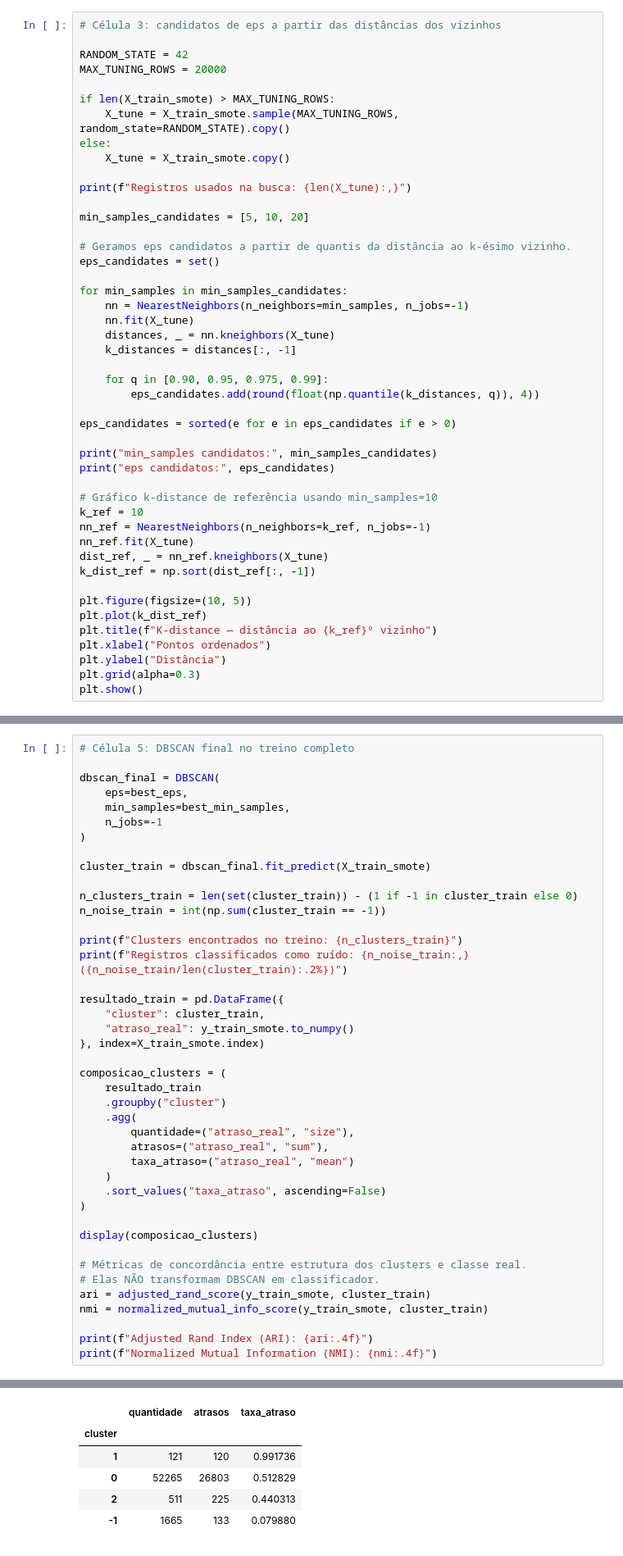
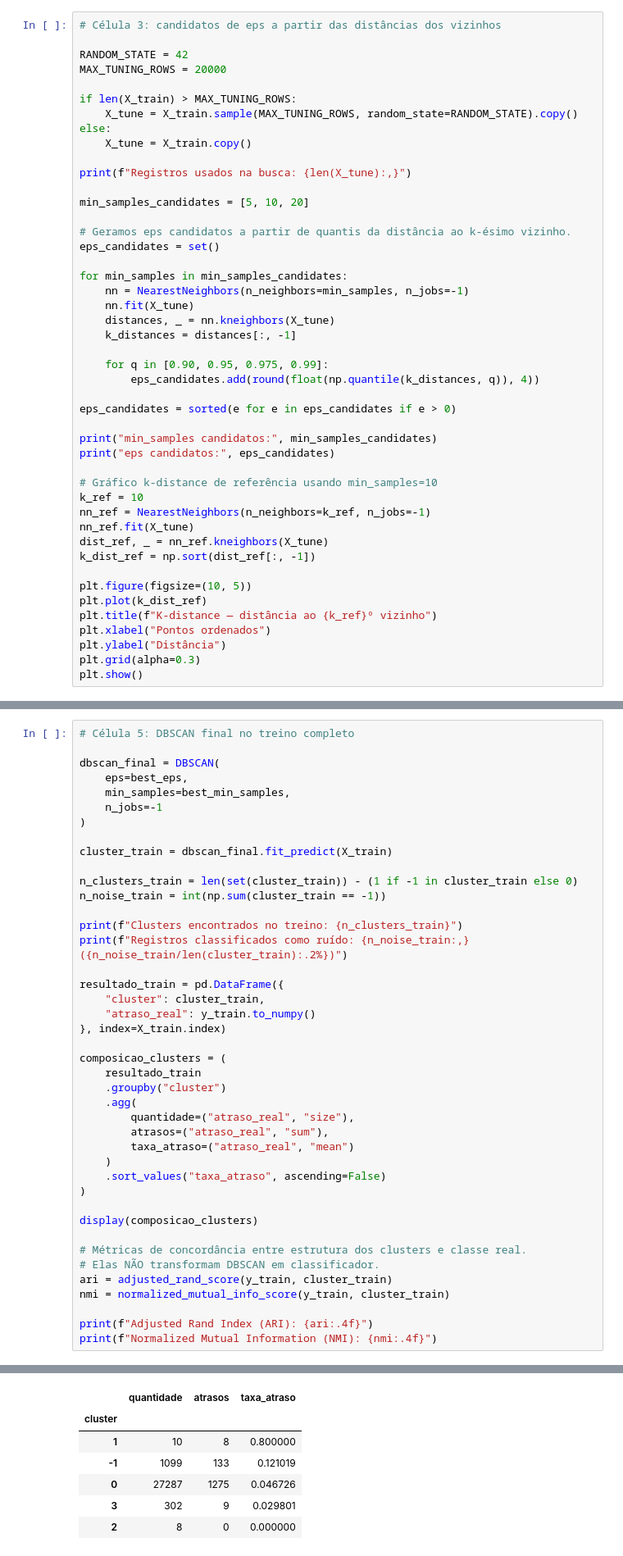
Before and after one commit to Last-Mile-Optimization/backend, a Jupyter notebook: modelo/split-temporal/DBSCAN_temporal_split_last_mile.ipynb, the cells around one changed output, grey strips where cells are left out. Shown at 82% size. Drawn from its saved outputs; the diff is of its cells as text.

```diff
--- a/modelo/split-temporal/DBSCAN_temporal_split_last_mile.ipynb
+++ b/modelo/split-temporal/DBSCAN_temporal_split_last_mile.ipynb
@@ -302,10 +261,10 @@ Para evitar custo excessivo durante a busca, é usada uma amostra determinístic
 RANDOM_STATE = 42
 MAX_TUNING_ROWS = 20000
 
-if len(X_train_smote) > MAX_TUNING_ROWS:
-    X_tune = X_train_smote.sample(MAX_TUNING_ROWS, random_state=RANDOM_STATE).copy()
+if len(X_train) > MAX_TUNING_ROWS:
+    X_tune = X_train.sample(MAX_TUNING_ROWS, random_state=RANDOM_STATE).copy()
 else:
-    X_tune = X_train_smote.copy()
+    X_tune = X_train.copy()
 
 print(f"Registros usados na busca: {len(X_tune):,}")
 
@@ -444,7 +403,7 @@ dbscan_final = DBSCAN(
     n_jobs=-1
 )
 
-cluster_train = dbscan_final.fit_predict(X_train_smote)
+cluster_train = dbscan_final.fit_predict(X_train)
 
 n_clusters_train = len(set(cluster_train)) - (1 if -1 in cluster_train else 0)
 n_noise_train = int(np.sum(cluster_train == -1))
@@ -454,8 +413,8 @@ print(f"Registros classificados como ruído: {n_noise_train:,} ({n_noise_train/l
 
 resultado_train = pd.DataFrame({
     "cluster": cluster_train,
-    "atraso_real": y_train_smote.to_numpy()
-}, index=X_train_smote.index)
+    "atraso_real": y_train.to_numpy()
+}, index=X_train.index)
 
 composicao_clusters = (
     resultado_train
@@ -472,8 +431,8 @@ display(composicao_clusters)
 
 # Métricas de concordância entre estrutura dos clusters e classe real.
 # Elas NÃO transformam DBSCAN em classificador.
-ari = adjusted_rand_score(y_train_smote, cluster_train)
-nmi = normalized_mutual_info_score(y_train_smote, cluster_train)
+ari = adjusted_rand_score(y_train, cluster_train)
+nmi = normalized_mutual_info_score(y_train, cluster_train)
 
 print(f"Adjusted Rand Index (ARI): {ari:.4f}")
 print(f"Normalized Mutual Information (NMI): {nmi:.4f}")
@@ -483,6 +442,7 @@ Registros classificados como ruído: 1,665 (3.05%)
 |  | quantidade | atrasos | taxa_atraso |
 | cluster |  |  |  |
-| 1 | 121 | 120 | 0.991736 |
-| 0 | 52265 | 26803 | 0.512829 |
-| 2 | 511 | 225 | 0.440313 |
-| -1 | 1665 | 133 | 0.079880 |
+| 1 | 10 | 8 | 0.800000 |
+| -1 | 1099 | 133 | 0.121019 |
+| 0 | 27287 | 1275 | 0.046726 |
+| 3 | 302 | 9 | 0.029801 |
+| 2 | 8 | 0 | 0.000000 |
```
Also changed, not shown: parts of 10 cells of this notebook, 2 other files.
